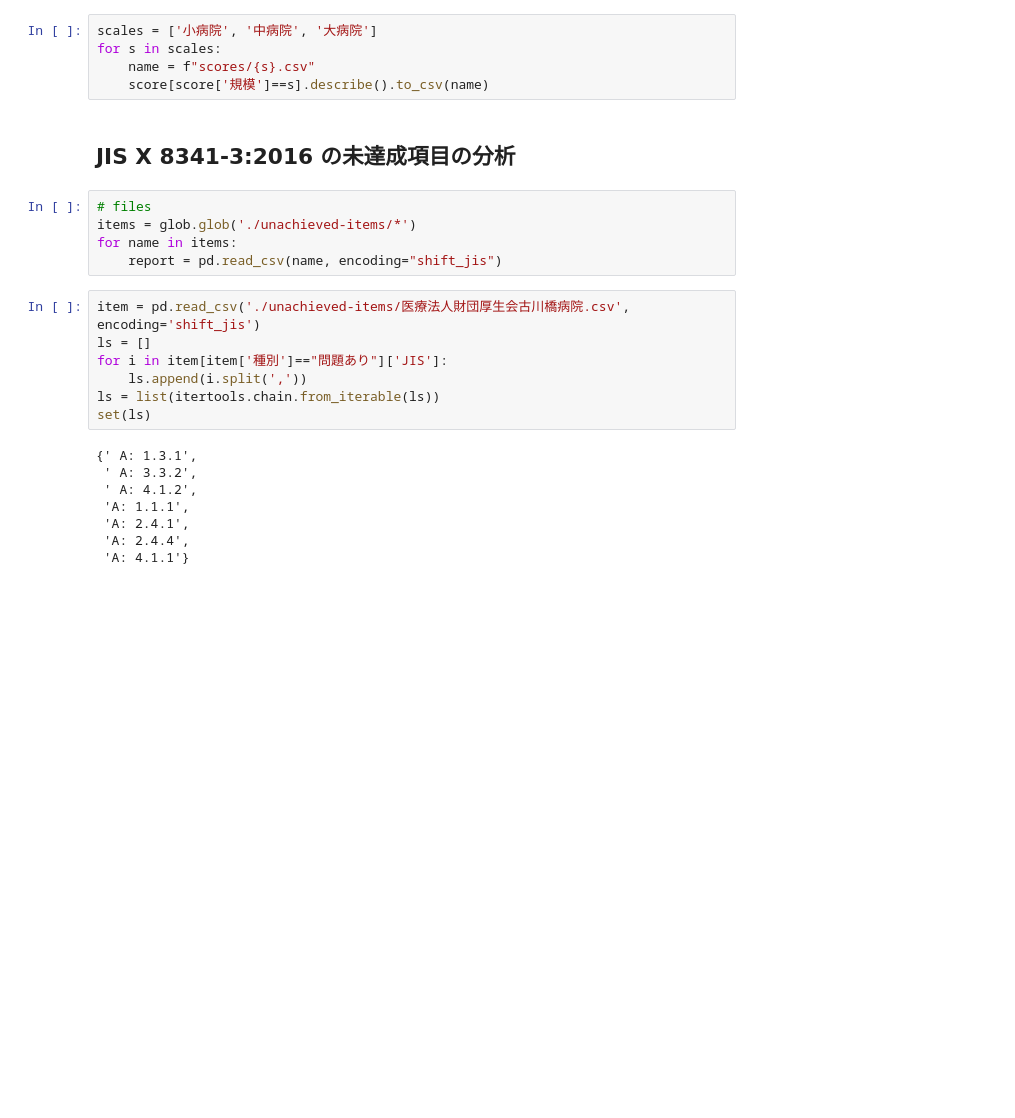
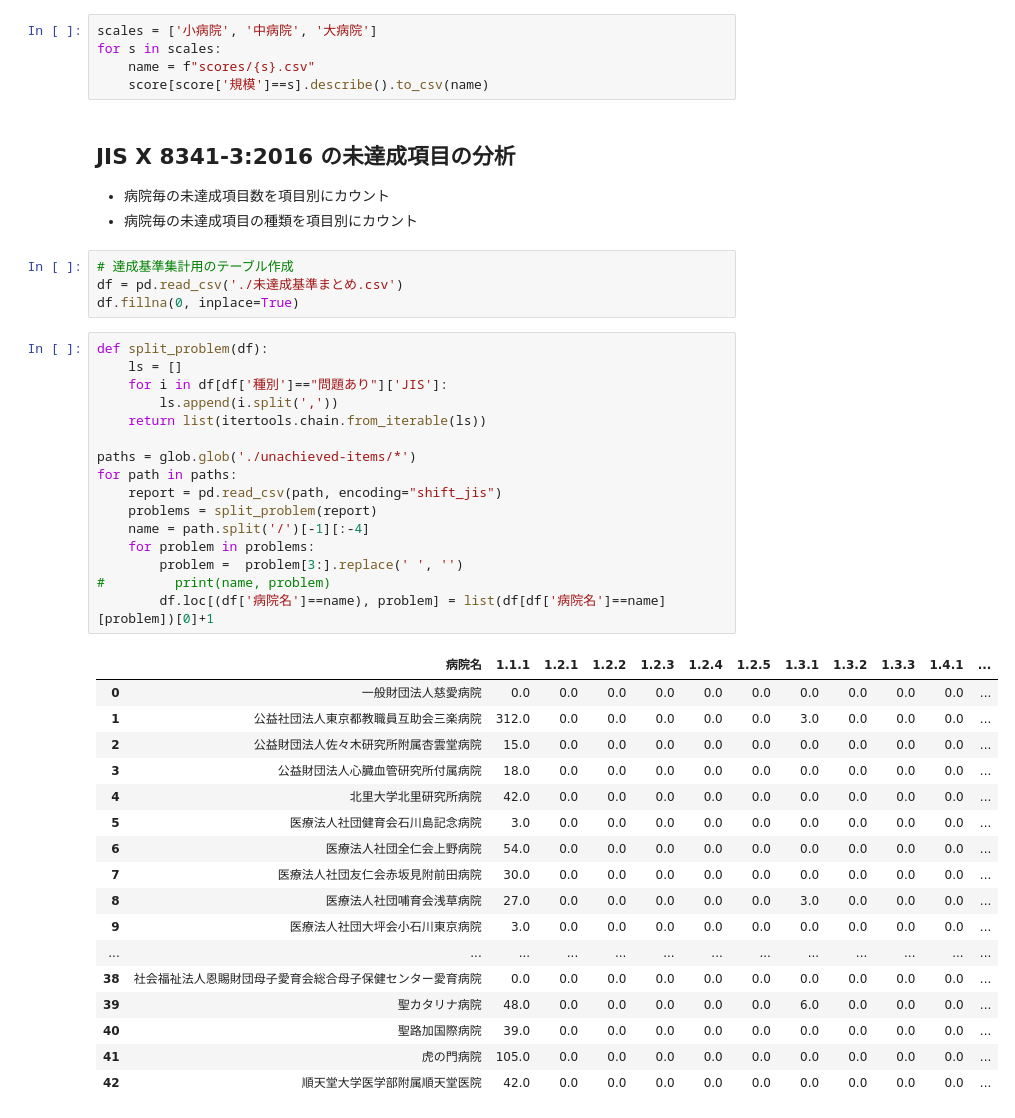
Before and after one commit to Kudoas/research-web-accessibility, a Jupyter notebook: main.ipynb, the cells around one changed output. Cells and saved outputs as stored; diff of their text form; blank space fills up the shorter version.

```diff
--- a/main.ipynb
+++ b/main.ipynb
@@ -38,23 +38,44 @@ for s in scales:
     score[score['規模']==s].describe().to_csv(name)
 # %% [markdown]
 ## JIS X 8341-3:2016 の未達成項目の分析
+
+- 病院毎の未達成項目数を項目別にカウント
+- 病院毎の未達成項目の種類を項目別にカウント
+# %%
+# 達成基準集計用のテーブル作成
+df = pd.read_csv('./未達成基準まとめ.csv')
+df.fillna(0, inplace=True)
 # %%
-# files
-items = glob.glob('./unachieved-items/*')
-for name in items:
-    report = pd.read_csv(name, encoding="shift_jis")
+def split_problem(df):
+    ls = []
+    for i in df[df['種別']=="問題あり"]['JIS']:
+        ls.append(i.split(','))
+    return list(itertools.chain.from_iterable(ls))
+
+paths = glob.glob('./unachieved-items/*')
+for path in paths:
+    report = pd.read_csv(path, encoding="shift_jis")
+    problems = split_problem(report)
+    name = path.split('/')[-1][:-4]
+    for problem in problems:
+        problem =  problem[3:].replace(' ', '')
+#         print(name, problem)
+        df.loc[(df['病院名']==name), problem] = list(df[df['病院名']==name][problem])[0]+1
+# %% [output]
+|  | 病院名 | 1.1.1 | 1.2.1 | 1.2.2 | 1.2.3 | 1.2.4 | 1.2.5 | 1.3.1 | 1.3.2 | 1.3.3 | 1.4.1 | ... |
+| 0 | 一般財団法人慈愛病院 | 0.0 | 0.0 | 0.0 | 0.0 | 0.0 | 0.0 | 0.0 | 0.0 | 0.0 | 0.0 | ... |
+| 1 | 公益社団法人東京都教職員互助会三楽病院 | 312.0 | 0.0 | 0.0 | 0.0 | 0.0 | 0.0 | 3.0 | 0.0 | 0.0 | 0.0 | ... |
+| 2 | 公益財団法人佐々木研究所附属杏雲堂病院 | 15.0 | 0.0 | 0.0 | 0.0 | 0.0 | 0.0 | 0.0 | 0.0 | 0.0 | 0.0 | ... |
+| 3 | 公益財団法人心臓血管研究所付属病院 | 18.0 | 0.0 | 0.0 | 0.0 | 0.0 | 0.0 | 0.0 | 0.0 | 0.0 | 0.0 | ... |
+| 4 | 北里大学北里研究所病院 | 42.0 | 0.0 | 0.0 | 0.0 | 0.0 | 0.0 | 0.0 | 0.0 | 0.0 | 0.0 | ... |
+| 5 | 医療法人社団健育会石川島記念病院 | 3.0 | 0.0 | 0.0 | 0.0 | 0.0 | 0.0 | 0.0 | 0.0 | 0.0 | 0.0 | ... |
+| 6 | 医療法人社団全仁会上野病院 | 54.0 | 0.0 | 0.0 | 0.0 | 0.0 | 0.0 | 0.0 | 0.0 | 0.0 | 0.0 | ... |
+| 7 | 医療法人社団友仁会赤坂見附前田病院 | 30.0 | 0.0 | 0.0 | 0.0 | 0.0 | 0.0 | 0.0 | 0.0 | 0.0 | 0.0 | ... |
+| 8 | 医療法人社団哺育会浅草病院 | 27.0 | 0.0 | 0.0 | 0.0 | 0.0 | 0.0 | 3.0 | 0.0 | 0.0 | 0.0 | ... |
+| 9 | 医療法人社団大坪会小石川東京病院 | 3.0 | 0.0 | 0.0 | 0.0 | 0.0 | 0.0 | 0.0 | 0.0 | 0.0 | 0.0 | ... |
+| ... | ... | ... | ... | ... | ... | ... | ... | ... | ... | ... | ... | ... |
+| 38 | 社会福祉法人恩賜財団母子愛育会総合母子保健センター愛育病院 | 0.0 | 0.0 | 0.0 | 0.0 | 0.0 | 0.0 | 0.0 | 0.0 | 0.0 | 0.0 | ... |
+| 39 | 聖カタリナ病院 | 48.0 | 0.0 | 0.0 | 0.0 | 0.0 | 0.0 | 6.0 | 0.0 | 0.0 | 0.0 | ... |
+| 40 | 聖路加国際病院 | 39.0 | 0.0 | 0.0 | 0.0 | 0.0 | 0.0 | 0.0 | 0.0 | 0.0 | 0.0 | ... |
+| 41 | 虎の門病院 | 105.0 | 0.0 | 0.0 | 0.0 | 0.0 | 0.0 | 0.0 | 0.0 | 0.0 | 0.0 | ... |
+| 42 | 順天堂大学医学部附属順天堂医院 | 42.0 | 0.0 | 0.0 | 0.0 | 0.0 | 0.0 | 0.0 | 0.0 | 0.0 | 0.0 | ... |
-# %%
-item = pd.read_csv('./unachieved-items/医療法人財団厚生会古川橋病院.csv', encoding='shift_jis')
-ls = []
-for i in item[item['種別']=="問題あり"]['JIS']:
-    ls.append(i.split(','))
-ls = list(itertools.chain.from_iterable(ls))
-set(ls)
-# %% [output]
-{' A: 1.3.1',
- ' A: 3.3.2',
- ' A: 4.1.2',
- 'A: 1.1.1',
- 'A: 2.4.1',
- 'A: 2.4.4',
- 'A: 4.1.1'}
```
Also changed, not shown: parts of 5 cells of this notebook, 2 other files.
